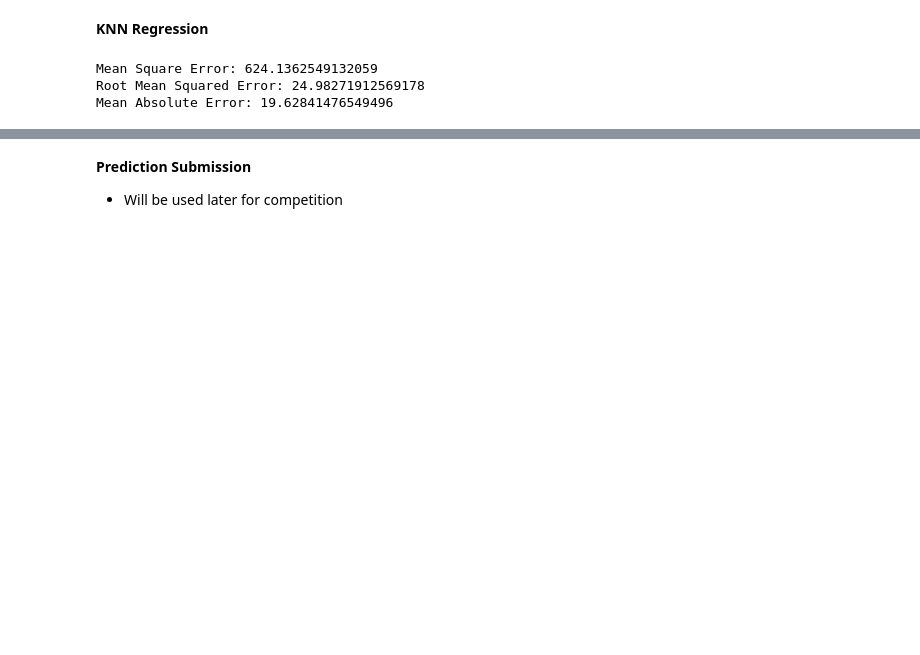
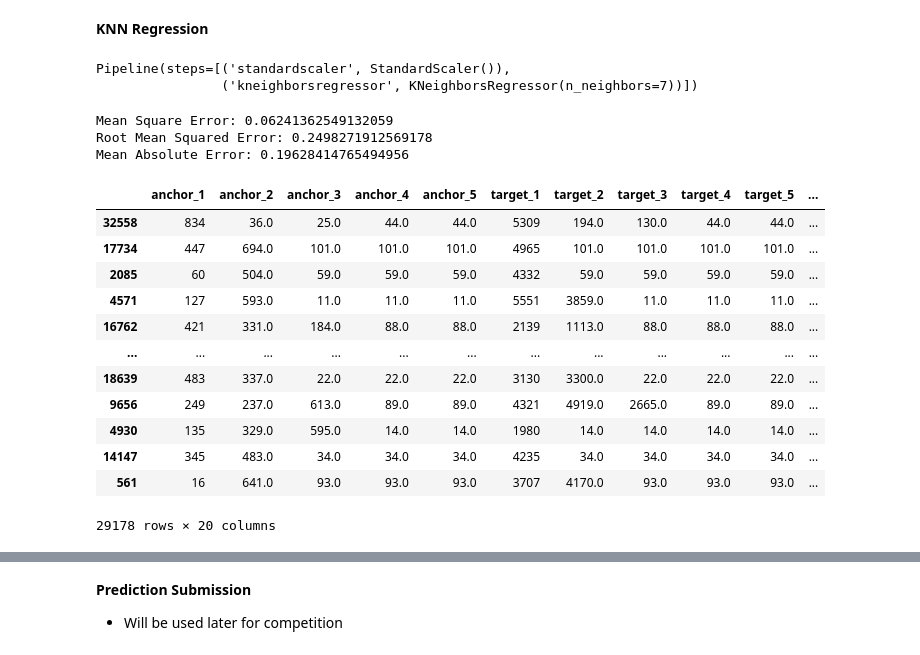
Before and after one commit to MichaelWoo-git/Phrase_Matching_Recog, a Jupyter notebook: Phrase_Match_Similarity.ipynb, the cells around one changed output, grey strips where cells are left out. Cells and saved outputs as stored; diff of their text form; code cells hidden in the pictures; blank space fills up the shorter version.

```diff
--- a/Phrase_Match_Similarity.ipynb
+++ b/Phrase_Match_Similarity.ipynb
@@ -140,0 +213,3 @@ df_1.head()
+# %%
+import tensorflow_hub as hub
+embed = hub.load("https://tfhub.dev/google/universal-sentence-encoder/4")
@@ -671,12 +759,16 @@ from sklearn.neighbors import KNeighborsRegressor
 knn_r = KNeighborsRegressor(n_neighbors=7)
 pipe = make_pipeline(StandardScaler(),knn_r)
 pipe.fit(x_train, y_train)
-y_pred = pipe.predict(x_test)
-mse = mean_squared_error(y_test, y_pred)
-rmse = mean_squared_error(y_test, y_pred,squared=False)
-mae = mean_absolute_error(y_test,y_pred)
-print("Mean Square Error: {} \nRoot Mean Squared Error: {} \nMean Absolute Error: {} ".format(mse,rmse,mae))
 # %% [output]
-Mean Square Error: 624.1362549132059
-Root Mean Squared Error: 24.98271912569178
-Mean Absolute Error: 19.62841476549496
+Pipeline(steps=[('standardscaler', StandardScaler()),
+                ('kneighborsregressor', KNeighborsRegressor(n_neighbors=7))])
+# %%
+y_pred = pipe.predict(x_test)
+mse = mean_squared_error(y_test, y_pred)
+rmse = mean_squared_error(y_test, y_pred,squared=False)
+mae = mean_absolute_error(y_test,y_pred)
+print("Mean Square Error: {} \nRoot Mean Squared Error: {} \nMean Absolute Error: {} ".format(mse,rmse,mae))
+# %% [output]
+Mean Square Error: 0.06241362549132059
+Root Mean Squared Error: 0.2498271912569178
+Mean Absolute Error: 0.19628414765494956
@@ -682,0 +784,16 @@ Mean Absolute Error: 19.62841476549496
+# %%
+x_train
+# %% [output]
+|  | anchor_1 | anchor_2 | anchor_3 | anchor_4 | anchor_5 | target_1 | target_2 | target_3 | target_4 | target_5 | ... |
+| 32558 | 834 | 36.0 | 25.0 | 44.0 | 44.0 | 5309 | 194.0 | 130.0 | 44.0 | 44.0 | ... |
+| 17734 | 447 | 694.0 | 101.0 | 101.0 | 101.0 | 4965 | 101.0 | 101.0 | 101.0 | 101.0 | ... |
+| 2085 | 60 | 504.0 | 59.0 | 59.0 | 59.0 | 4332 | 59.0 | 59.0 | 59.0 | 59.0 | ... |
+| 4571 | 127 | 593.0 | 11.0 | 11.0 | 11.0 | 5551 | 3859.0 | 11.0 | 11.0 | 11.0 | ... |
+| 16762 | 421 | 331.0 | 184.0 | 88.0 | 88.0 | 2139 | 1113.0 | 88.0 | 88.0 | 88.0 | ... |
+| ... | ... | ... | ... | ... | ... | ... | ... | ... | ... | ... | ... |
+| 18639 | 483 | 337.0 | 22.0 | 22.0 | 22.0 | 3130 | 3300.0 | 22.0 | 22.0 | 22.0 | ... |
+| 9656 | 249 | 237.0 | 613.0 | 89.0 | 89.0 | 4321 | 4919.0 | 2665.0 | 89.0 | 89.0 | ... |
+| 4930 | 135 | 329.0 | 595.0 | 14.0 | 14.0 | 1980 | 14.0 | 14.0 | 14.0 | 14.0 | ... |
+| 14147 | 345 | 483.0 | 34.0 | 34.0 | 34.0 | 4235 | 34.0 | 34.0 | 34.0 | 34.0 | ... |
+| 561 | 16 | 641.0 | 93.0 | 93.0 | 93.0 | 3707 | 4170.0 | 93.0 | 93.0 | 93.0 | ... |
+29178 rows × 20 columns
```
Also changed, not shown: parts of 50 cells of this notebook.
